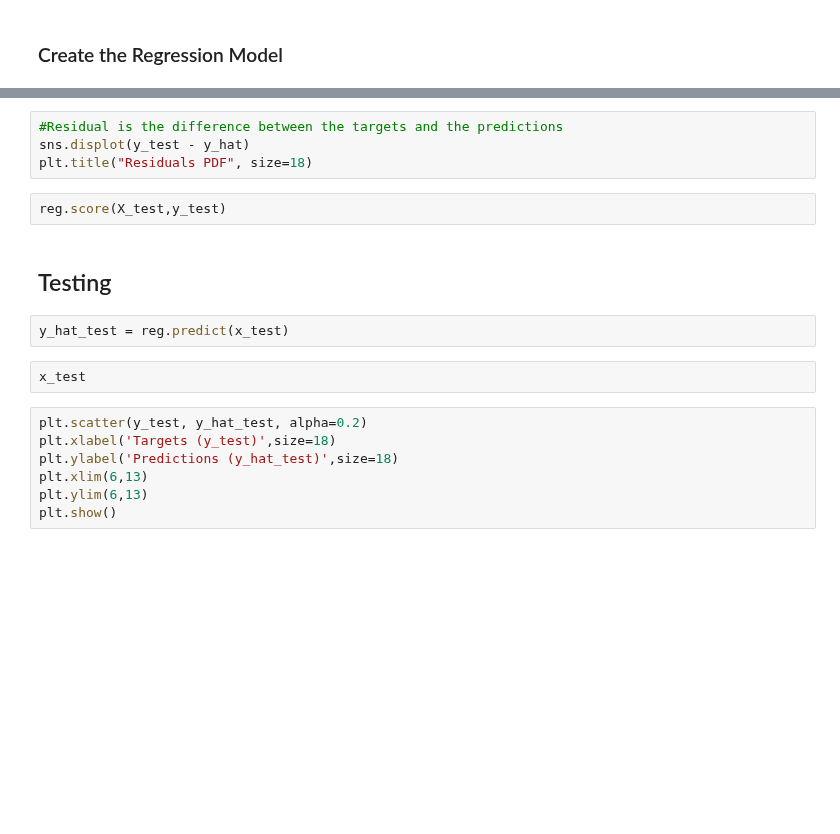
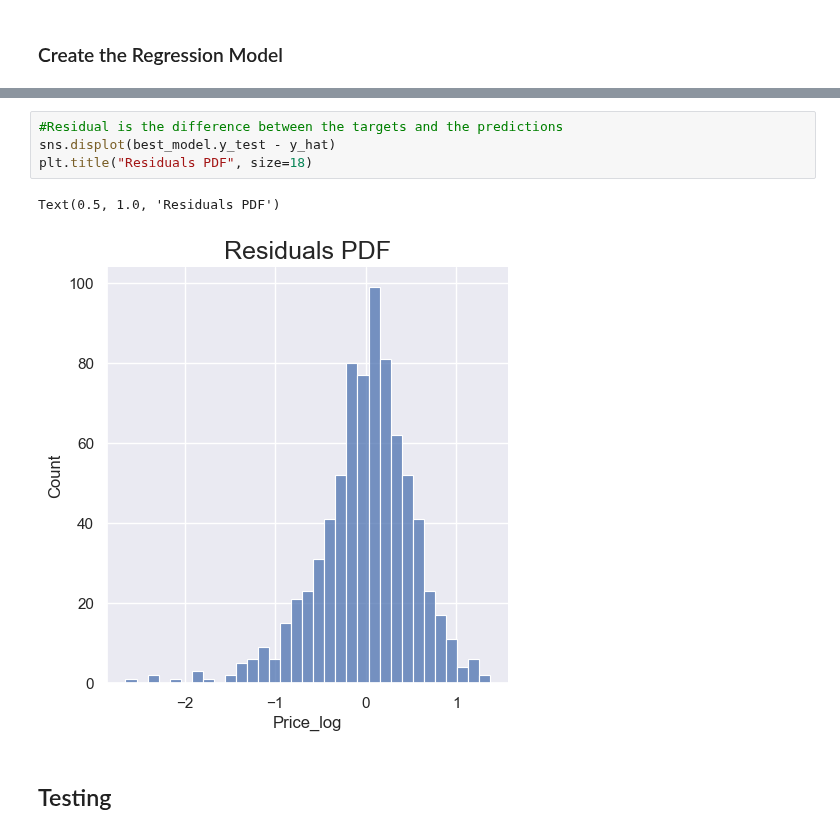
Before and after one commit to aldanajd/Data_Scientist, a Jupyter notebook: Machine Learning/Regression/Cars_price_estimator/Car_price_estimator.ipynb, the cells around one changed output, grey strips where cells are left out. Drawn from its saved outputs; the diff is of its cells as text; blank space fills up the shorter version.

```diff
--- a/Machine Learning/Regression/Cars_price_estimator/Car_price_estimator.ipynb
+++ b/Machine Learning/Regression/Cars_price_estimator/Car_price_estimator.ipynb
@@ -608,19 +609,9 @@ plt.show()
 # %%
 #Residual is the difference between the targets and the predictions
-sns.displot(y_test - y_hat)
+sns.displot(best_model.y_test - y_hat)
 plt.title("Residuals PDF", size=18)
+# %% [output]
+Text(0.5, 1.0, 'Residuals PDF')
+[figure, added]
-# %%
-reg.score(X_test,y_test)
 # %% [markdown]
 ## Testing
-# %%
-y_hat_test = reg.predict(x_test)
-# %%
-x_test
-# %%
-plt.scatter(y_test, y_hat_test, alpha=0.2)
-plt.xlabel('Targets (y_test)',size=18)
-plt.ylabel('Predictions (y_hat_test)',size=18)
-plt.xlim(6,13)
-plt.ylim(6,13)
-plt.show()
```
Also changed, not shown: parts of 20 cells of this notebook.
